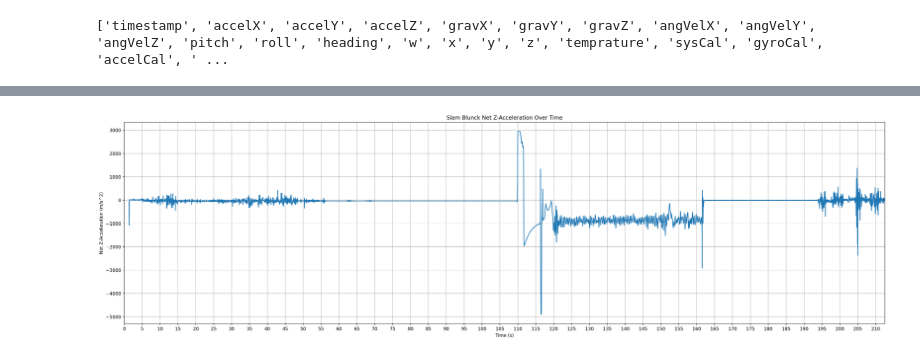
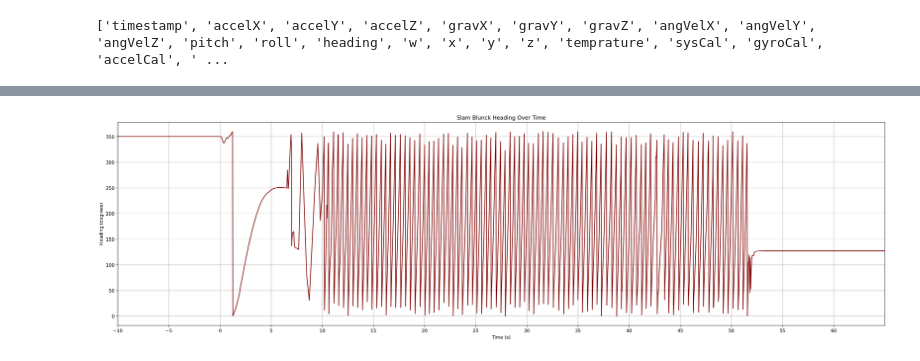
Before and after one commit to feenix1/SlamBlunckIMU, a Jupyter notebook: analysis/analysis.ipynb, the cells around one changed output, grey strips where cells are left out. Saved outputs shown, nothing was run; the diff lists cells and outputs as text; code cells hidden in the pictures.

```diff
--- a/analysis/analysis.ipynb
+++ b/analysis/analysis.ipynb
@@ -13,22 +35,22 @@ print(header)
 # %%
 # rocket was largely vertical during launch, so we can use z-acceleration as a proxy for overall acceleration
 # plot z-acceleration over time (values element 0 is time, element 3 is z-acceleration)
 
 import matplotlib.pyplot as plt
 
-time = [float(row[0]) / 1000 for row in values]
-net_z_acceleration = [float(row[3]) - float(row[6]) for row in values]
+time = [(float(row[0]) / 1000) - 109.8 for row in values]
+net_z_acceleration = [(float(row[12])) for row in values]
 
 plt.figure(figsize=(30, 8), dpi=200)
 
-plt.plot(time, net_z_acceleration)
-plt.xlim(0, max(time))
-plt.xticks(range(0, int(max(time))+1, 5))
+plt.plot(time, net_z_acceleration, color='maroon')
+plt.xlim(-10, 65)
+plt.xticks(range(-10, 65, 5))
 
 plt.xlabel('Time (s)')
-plt.ylabel('Net Z-Acceleration (m/s^2)')
-plt.title('Slam Blunck Net Z-Acceleration Over Time')
+plt.ylabel('Heading (degrees)')
+plt.title('Slam Blunck Heading Over Time')
 
 plt.grid()
 # %% [output]
-[figure, old version]
+[figure, new version]
```
Also changed, not shown: parts of 2 cells of this notebook.
